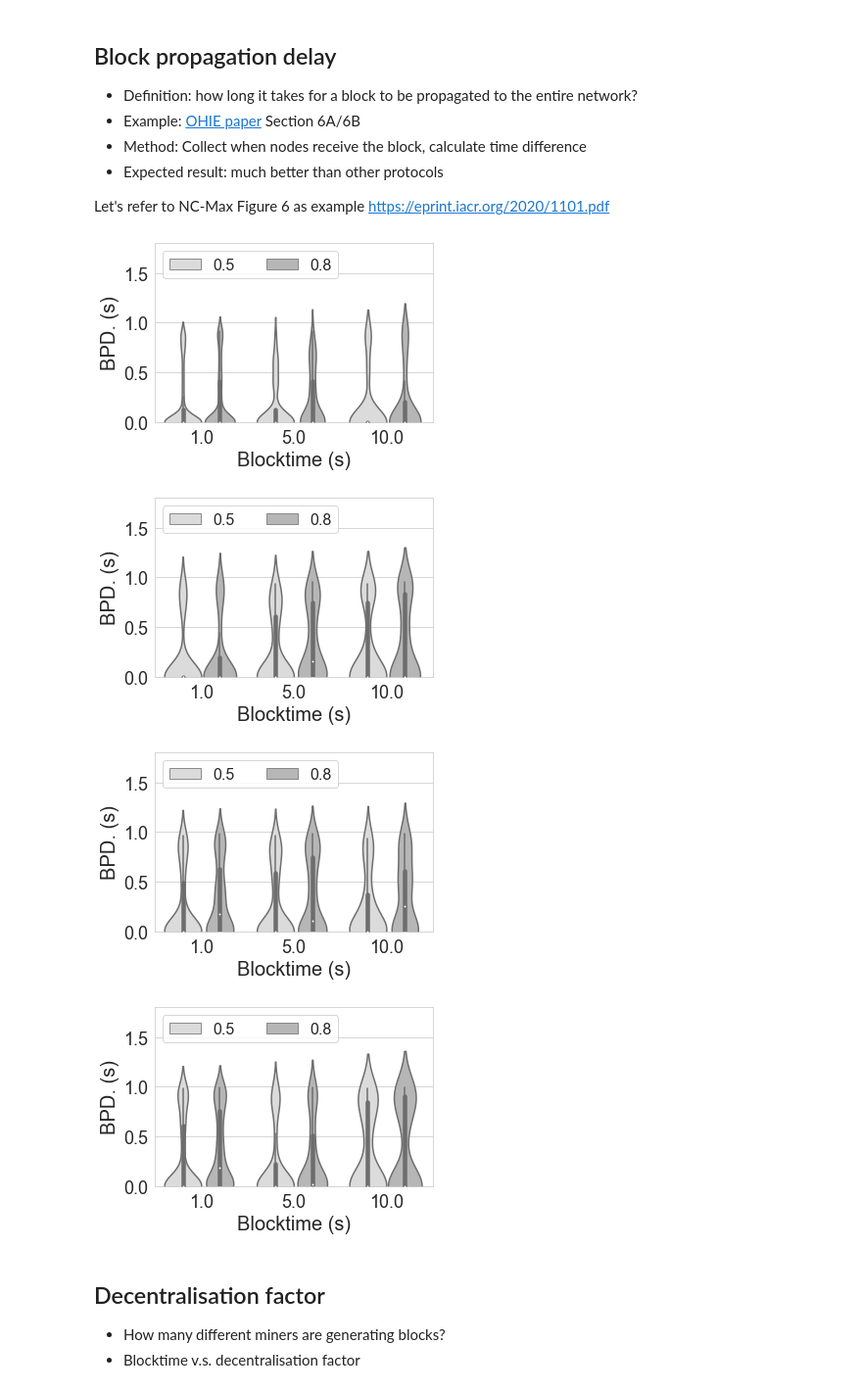
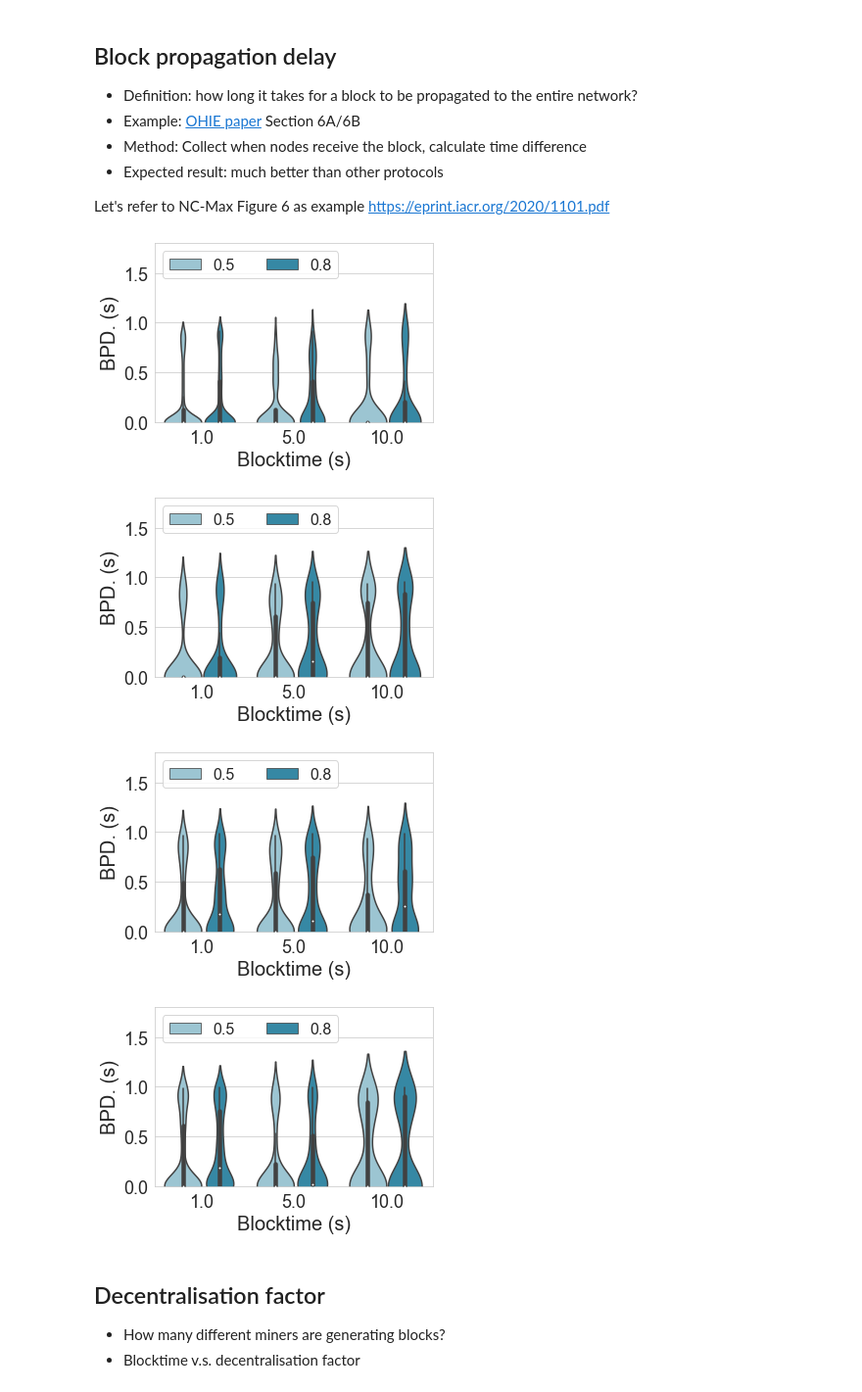
Before and after one commit to rand-chain/rust-randchain-prototype, a Jupyter notebook: evaluation/analysis.ipynb, the cells around one changed output. Shown at 98% size. Cells and saved outputs as stored; diff of their text form; code cells hidden in the pictures.

```diff
--- a/evaluation/analysis.ipynb
+++ b/evaluation/analysis.ipynb
@@ -132,42 +132,42 @@ def plot_bpd():
         ax = sns.violinplot(
             x="Blocktime",
             y="Block propagation delay",
-            palette=sns.color_palette('gist_yarg'),
+            palette=sns.color_palette('ocean_r'),
             hue="Percentage",
 #             split=True,
             data=df
         )
 
         # for i, violin in enumerate(ax.findobj(mpl.collections.PolyCollection)):
         #     if i % 2:
         #         violin.set_hatch("//")
         #     else:
         #         violin.set_hatch('++')
 
         ax.set_ylim([0, 1.8])
         ax.set_xlabel('Blocktime (s)',fontsize=20)
         ax.set_ylabel('BPD. (s)',fontsize=20)
         ax.tick_params(axis='both', which='major', labelsize=18)
 
         ax.legend(ncol=2, loc='upper left', fontsize=16)
         # ax.legend_.findobj(mpl.patches.Rectangle)[1].set_hatch("//")
         # ax.legend_.findobj(mpl.patches.Rectangle)[0].set_hatch("++")
 
         plt.tight_layout()
         plt.savefig('../../randchain-paper/paper/figs/bpd-%d.pdf' % n)
         plt.show()
         plt.close()
 
 # deltas_dict = get_bpd(1, 128, 8)
 # [np.array(t).mean() for _, t in deltas_dict.items() if len(t) > 128*0.9]
 # deltas_dict
 # ' '.join([str(len(deltas_dict[block])) for block in deltas_dict])
 plot_bpd()
 # %% [output]
-[figure, old version]
+[figure, new version]
-[figure, old version]
+[figure, new version]
-[figure, old version]
+[figure, new version]
-[figure, old version]
+[figure, new version]
 # %% [markdown]
 ## Decentralisation factor
 
```
Also changed, not shown: parts of 3 cells of this notebook.
